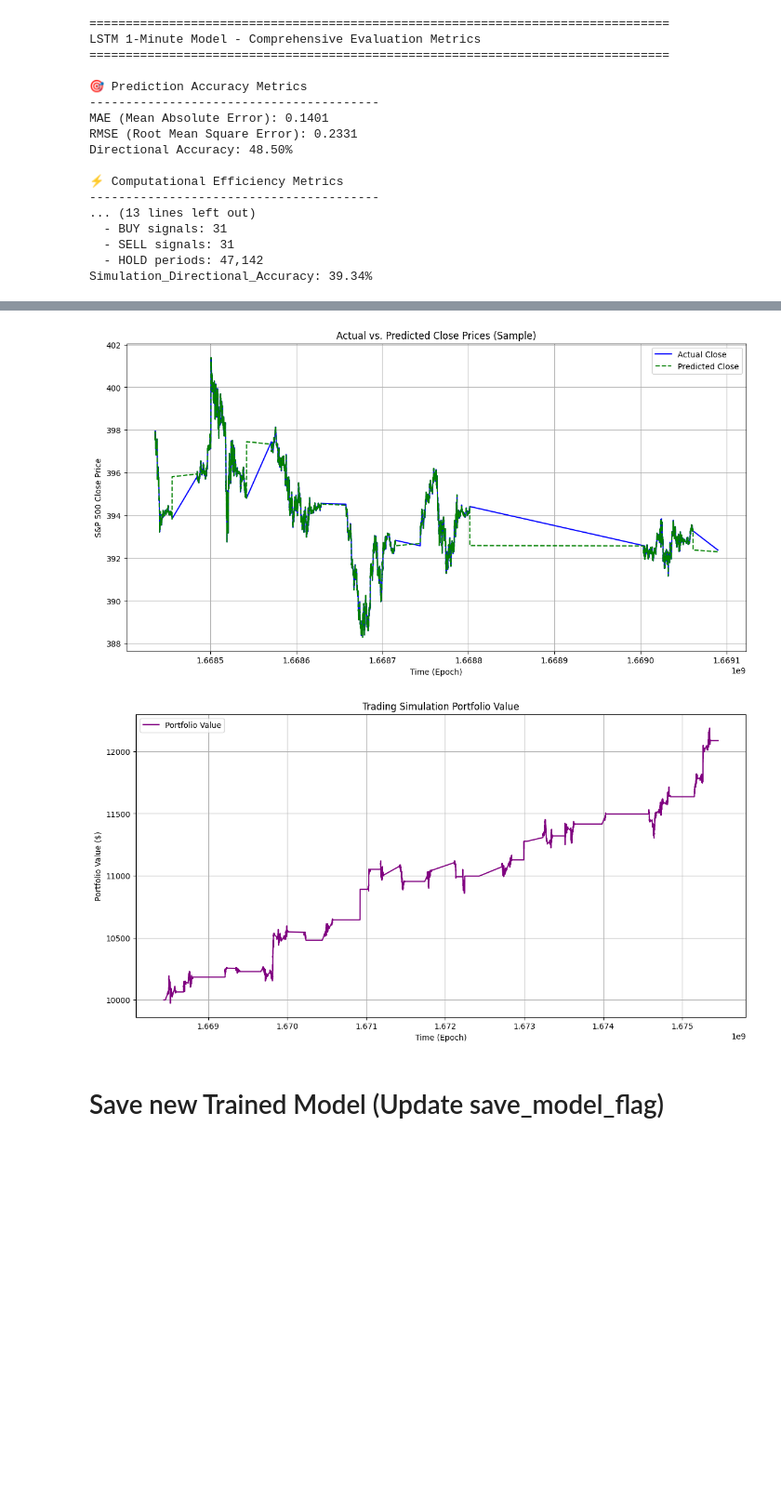
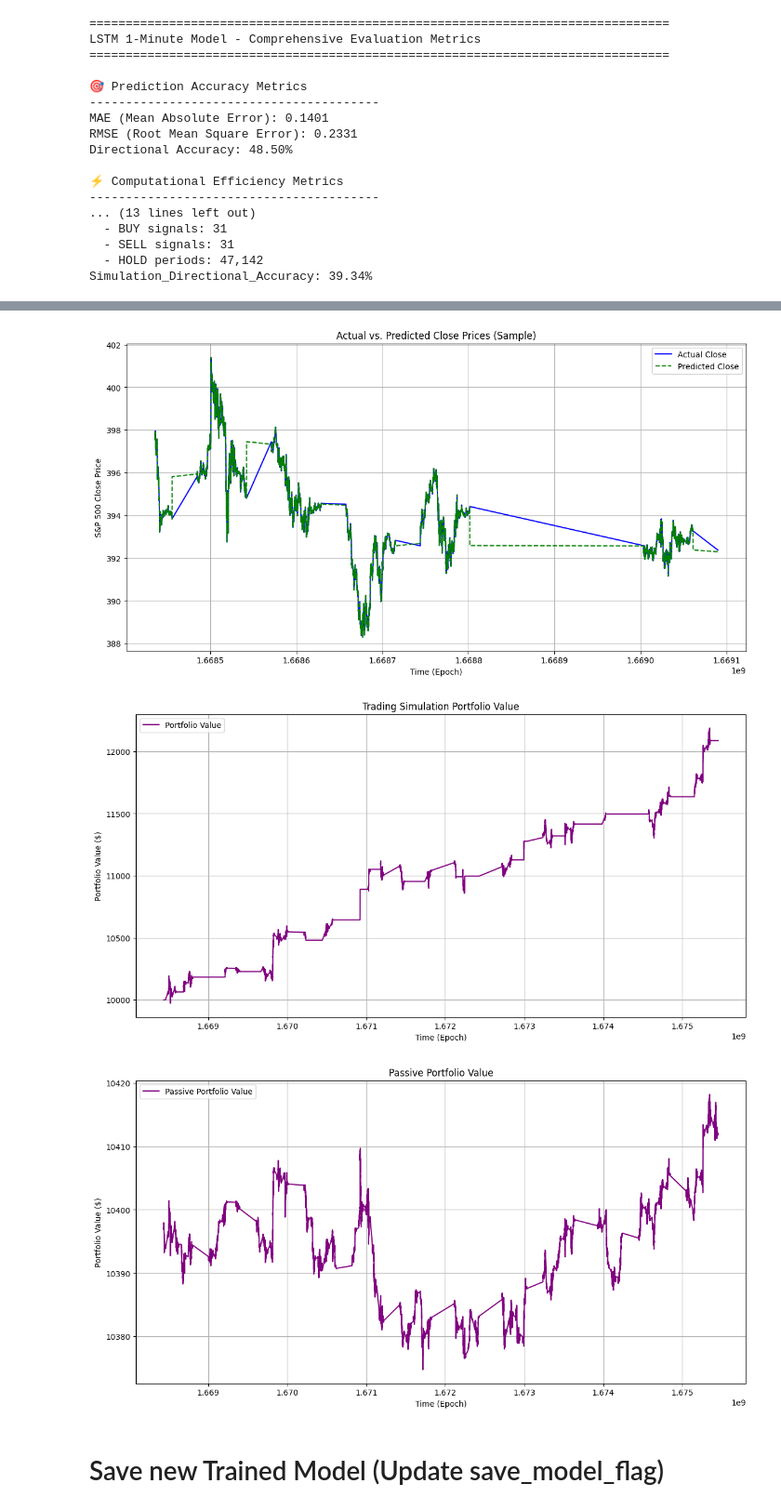
Before and after one commit to yossibatash/tau-final-project, a Jupyter notebook: LSTM_1_min.ipynb, the cells around one changed output, grey strips where cells are left out. Shown at 93% size. Saved outputs shown, nothing was run; the diff lists cells and outputs as text; code cells hidden in the pictures; blank space fills up the shorter version.

```diff
--- a/LSTM_1_min.ipynb
+++ b/LSTM_1_min.ipynb
@@ -669,33 +669,44 @@ sample_ratio = 0.1
 first_n_rows = int(len(res_df) * sample_ratio)
 print(f"Plotting first {first_n_rows} rows for clarity...")
 
 plt.figure(figsize=(14, 7))
 plt.plot(res_df.index[:first_n_rows], res_df['current_close'].iloc[:first_n_rows], label='Actual Close', color='blue')
 plt.plot(res_df.index[:first_n_rows], res_df['predicted_close'].iloc[:first_n_rows], label='Predicted Close', color='green', linestyle='--')
 plt.xlabel('Time (Epoch)')
 plt.ylabel('S&P 500 Close Price')
 plt.title('Actual vs. Predicted Close Prices (Sample)')
 plt.legend()
 plt.grid(True)
 plt.show()
 
 # Plot the portfolio value over time
 plt.figure(figsize=(14, 7))
 plt.plot(res_df.index, res_df['portfolio_value'], label='Portfolio Value', color='purple')
 plt.xlabel('Time (Epoch)')
 plt.ylabel('Portfolio Value ($)')
 plt.title('Trading Simulation Portfolio Value')
 plt.legend()
 plt.grid(True)
 plt.show()
+
+# Plot the passive portfolio value over time
+plt.figure(figsize=(14, 7))
+plt.plot(res_df.index, initial_capital+res_df['current_close'], label='Passive Portfolio Value', color='purple')
+plt.xlabel('Time (Epoch)')
+plt.ylabel('Portfolio Value ($)')
+plt.title('Passive Portfolio Value')
+plt.legend()
+plt.grid(True)
+plt.show()
 # %% [output]
 ==================================================
 Plotting Results
 ==================================================
 
 Plotting first 4720 rows for clarity...
 [figure]
 [figure]
+[figure, added]
 # %%
 import datetime
 import os.path
```
Also changed, not shown: parts of 3 cells of this notebook, 2 other files.
